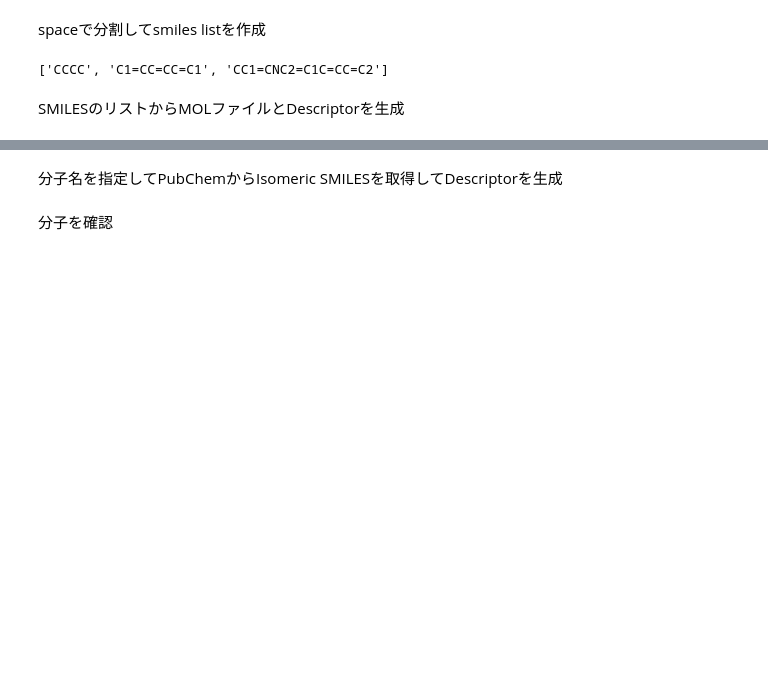
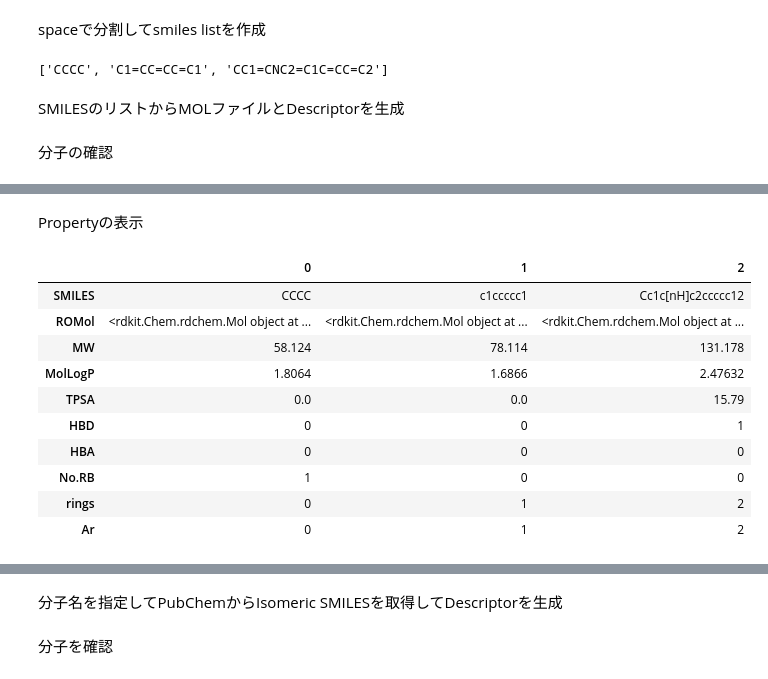
Before and after one commit to keetane/PDB, a Jupyter notebook: SMILES2descriptor.ipynb, the cells around one changed output, grey strips where cells are left out. Drawn from its saved outputs; the diff is of its cells as text; code cells hidden in the pictures; blank space fills up the shorter version.

```diff
--- a/SMILES2descriptor.ipynb
+++ b/SMILES2descriptor.ipynb
@@ -70,6 +71,8 @@ smiles
 ['CCCC', 'C1=CC=CC=C1', 'CC1=CNC2=C1C=CC=C2']
 # %% [markdown]
 SMILESのリストからMOLファイルとDescriptorを生成
+# %% [markdown]
+分子の確認
 # %%
 df = pd.DataFrame(columns=['SMILES'])
 df['SMILES'] = smiles
@@ -93,2 +95,18 @@ Draw.MolsToGridImage(df.ROMol,
 # %% [output]
 [drawing not drawn]
+# %% [markdown]
+Propertyの表示
+# %%
+df.T
+# %% [output]
+|  | 0 | 1 | 2 |
+| SMILES | CCCC | c1ccccc1 | Cc1c[nH]c2ccccc12 |
+| ROMol | <rdkit.Chem.rdchem.Mol object at ... | <rdkit.Chem.rdchem.Mol object at ... | <rdkit.Chem.rdchem.Mol object at ... |
+| MW | 58.124 | 78.114 | 131.178 |
+| MolLogP | 1.8064 | 1.6866 | 2.47632 |
+| TPSA | 0.0 | 0.0 | 15.79 |
+| HBD | 0 | 0 | 1 |
+| HBA | 0 | 0 | 0 |
+| No.RB | 1 | 0 | 0 |
+| rings | 0 | 1 | 2 |
+| Ar | 0 | 1 | 2 |
```
Also changed, not shown: parts of 10 cells of this notebook.
